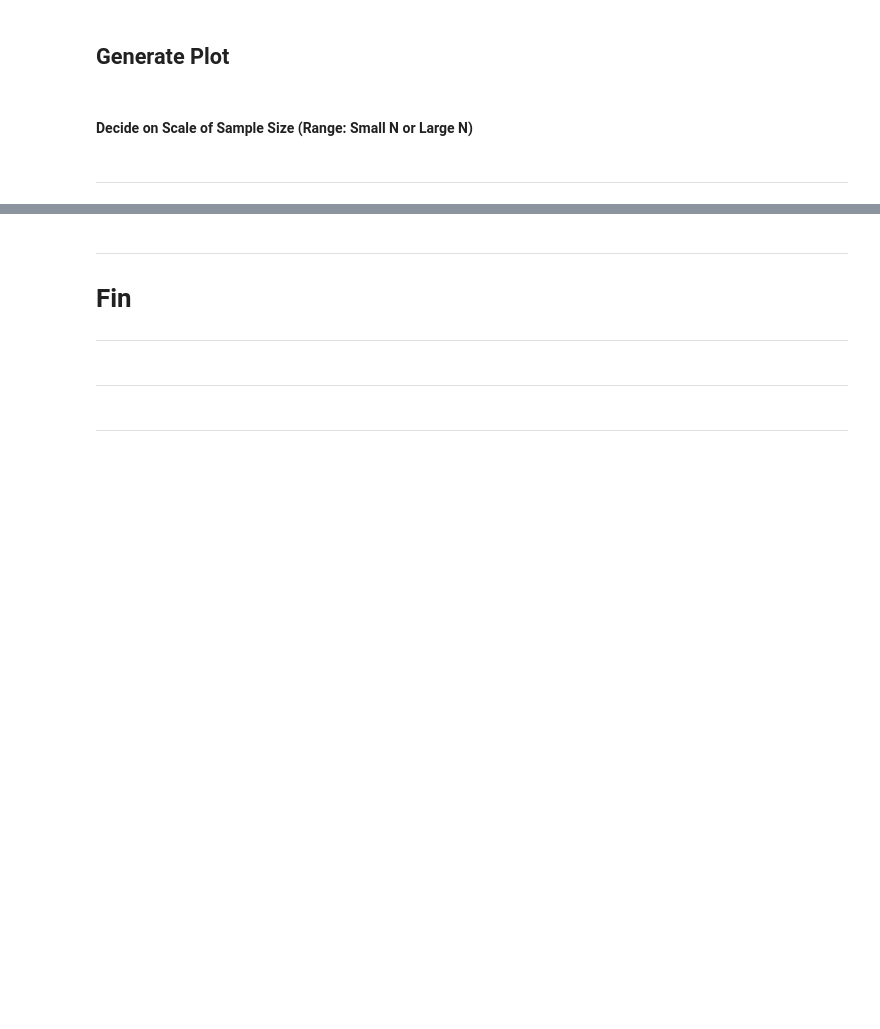
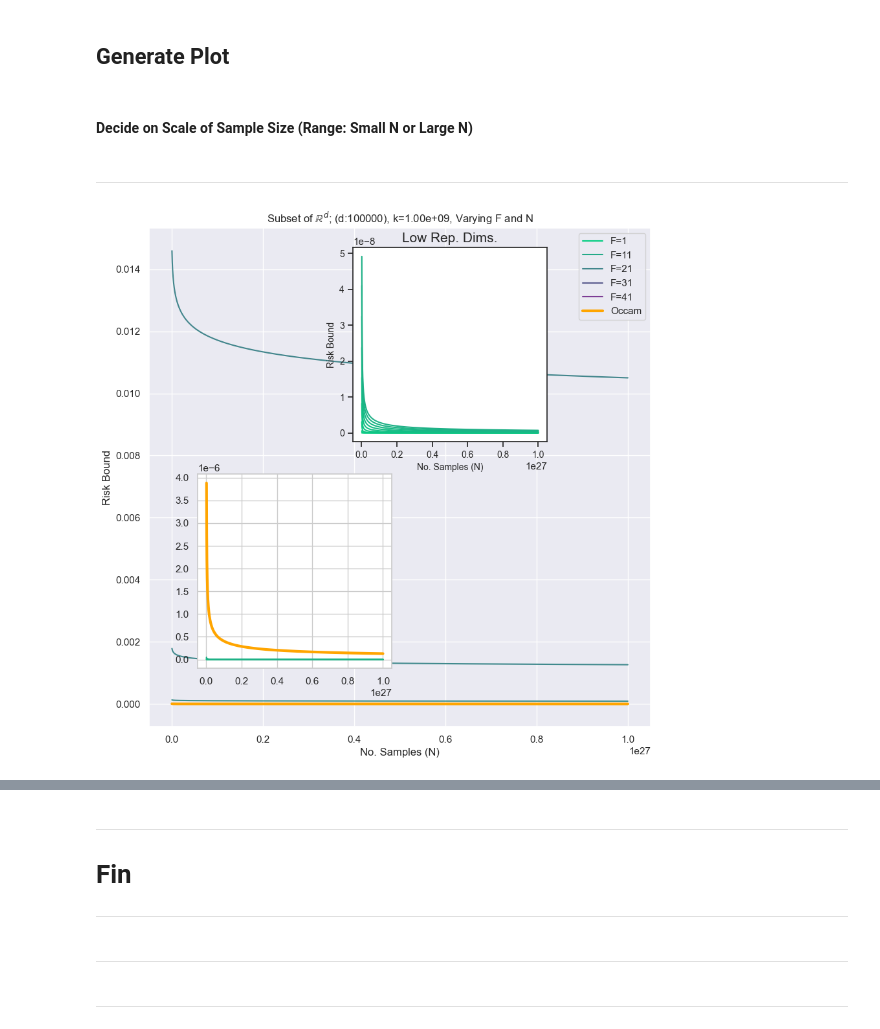
Before and after one commit to AnastasisKratsios/Risk_Bound_Ablation, a Jupyter notebook: Risk_Bounds.ipynb, the cells around one changed output, grey strips where cells are left out. Saved outputs shown, nothing was run; the diff lists cells and outputs as text; code cells hidden in the pictures; blank space fills up the shorter version.

Commit message:
seems nice; got worst-case bounds

```diff
--- a/Risk_Bounds.ipynb
+++ b/Risk_Bounds.ipynb
@@ -4,3 +9,6 @@
+# %%
+N = 1*(10**3)
+N_is_Small = False
 # %% [markdown]
 ## Geometry of $\mathcal{X}\times \mathcal{Y}$:
 ### Set the Rate at Which Embedding Distorts Geometry in As a Function of Euclidean Dimension
@@ -27,6 +30,3 @@ Once the number of training samples, $N$, is set then, we consider two scenarios
-# %%
-N = 1*(10**3)
-N_is_Small = True
 # %% [markdown]
 ### k
 
@@ -387,53 +399,55 @@ if Y_is_bin_class == True:
             return Hoeffding_Bound(N_in=N,k_in=k,delta = delta)
         get_risk_bound__Hoeffding = np.vectorize(get_risk_bound__Hoeffding_scalar)
 
         # Compute Risk Bound
         Risk_Bounds__Hoeffding = get_risk_bound__Hoeffding(N_sequence)
 
         # Plot Risk-Bound
         plt.plot(N_sequence,Risk_Bounds__Hoeffding,label = 'Hoeffding',c='red',linewidth=3)
 
 # ---------------------------------------- #
 # High Representation Space Dimension Only #
 # ---------------------------------------- #
+# if N_is_Small:
+sns.set_style("ticks")
+axes2 = ax.add_axes([0.44, 0.55, 0.3, 0.3]) # inset axes (location first, size second)
 if N_is_Small:
-    sns.set_style("ticks")
-    axes2 = ax.add_axes([0.44, 0.55, 0.3, 0.3]) # inset axes (location first, size second)
-    if N_is_Small:
-        axes2.set_title('Large Rep. Dims.',fontsize=15)
-    else:
-        axes2.set_title('Low Rep. Dims.',fontsize=15)
+    axes2.set_title('Large Rep. Dims.',fontsize=15)
+else:
+    axes2.set_title('Low Rep. Dims.',fontsize=15)
 
-    #### Plot Generation
-    for i in indexing_set__reduced:
-        # Set Value of F
-        F_global = int(np.round(i,0))
+#### Plot Generation
+for i in indexing_set__reduced:
+    # Set Value of F
+    F_global = int(np.round(i,0))
 
-        # Write Function of N only
-        def get_risk_bound__NVar_scalar(N):
-            return get_risk_bound__scalar(k=k_global,F=F_global,N=N)
+    # Write Function of N only
+    def get_risk_bound__NVar_scalar(N):
+        return get_risk_bound__scalar(k=k_global,F=F_global,N=N)
 
-        get_risk_bound__NVar = np.vectorize(get_risk_bound__NVar_scalar)
+    get_risk_bound__NVar = np.vectorize(get_risk_bound__NVar_scalar)
 
-        # Compute Risk Bound
-        Risk_Bounds = get_risk_bound__NVar_scalar(N_sequence)
+    # Compute Risk Bound
+    Risk_Bounds = get_risk_bound__NVar_scalar(N_sequence)
 
 
-        # Plot
-        col_index = (i-min(indexing_set))/(max(indexing_set)+1)
-        plt.plot(N_sequence, Risk_Bounds,label = 'F='+str(F_global).format(i=i),color=colorFader(c1,c2,col_index))
+    # Plot
+    col_index = (i-min(indexing_set))/(max(indexing_set)+1)
+    plt.plot(N_sequence, Risk_Bounds,label = 'F='+str(F_global).format(i=i),color=colorFader(c1,c2,col_index))
 
 
 
 plt.xlabel('No. Samples (N)',fontsize=10)
 plt.ylabel('Risk Bound',fontsize=10)
 plt.xticks(fontsize=10)
 plt.yticks(fontsize=10)
 
 # ----------------------------------------------------- #
 
-plt.savefig('Experiments/Risk_Bound_F/WBenchmarks__NF_kis'+str(N_is_Small)+'____'+str(dist_name__plot)+'.pdf')
+plt.savefig('Experiments/Risk_Bound_F/Vs_VCBound__k_'+str(N_is_Small)+'____'+str(dist_name__plot)+'.pdf')
 plt.show()
+# %% [output]
+[figure, added]
 # %%
 print('N Min: '+latex_float(N_min))
 print('N Max: '+latex_float(N_max))
```
Also changed, not shown: parts of 11 cells of this notebook, 5 other files.
